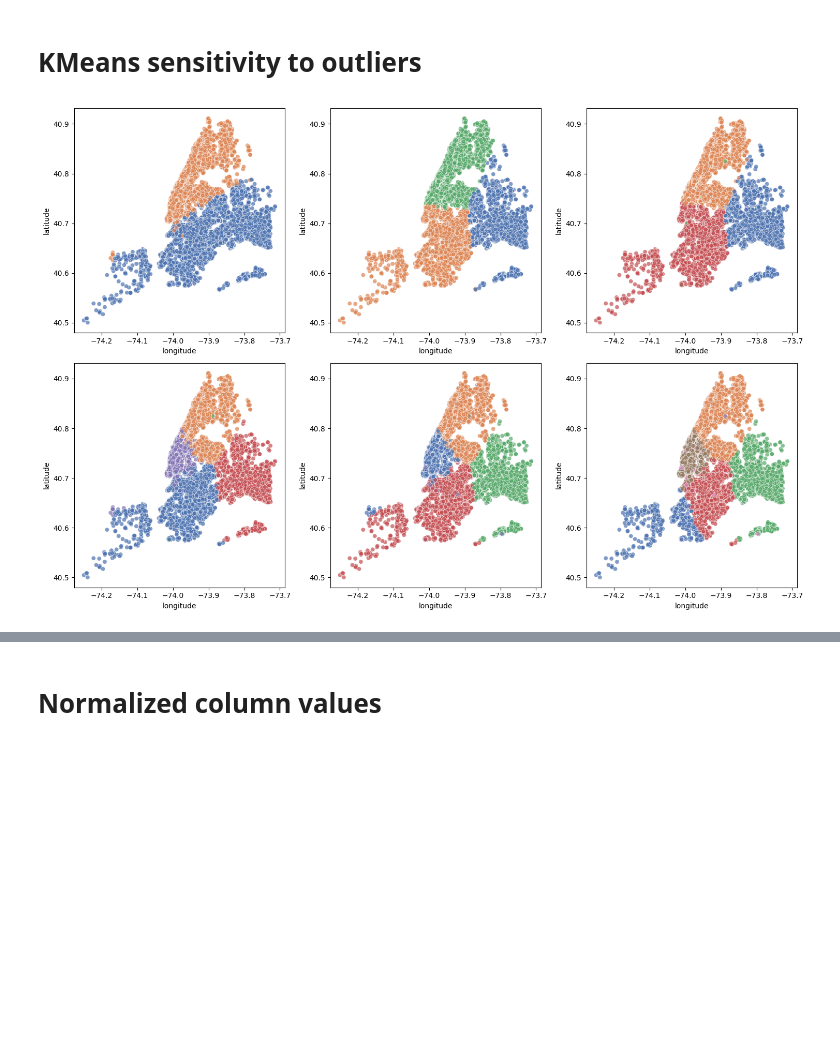
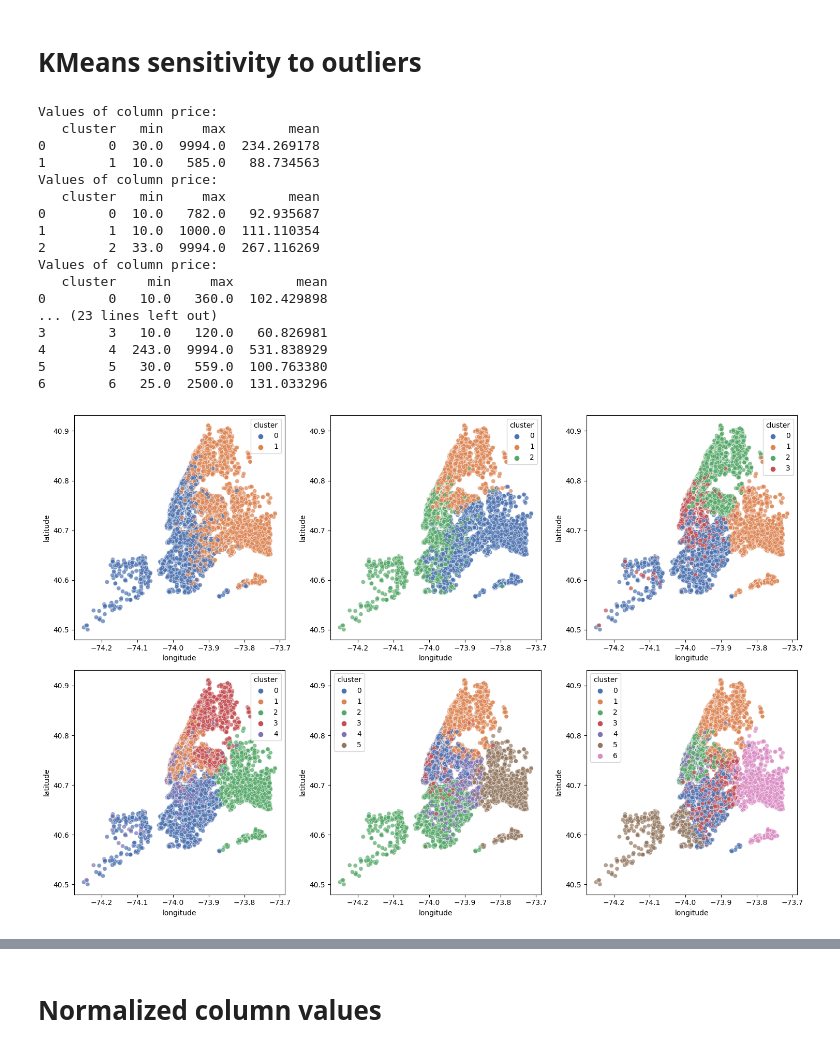
Before and after one commit to Pacholki/ML-2projekcik, a Jupyter notebook: km2/km2.ipynb, the cells around one changed output, grey strips where cells are left out. Saved outputs shown, nothing was run; the diff lists cells and outputs as text; code cells hidden in the pictures; blank space fills up the shorter version.

```diff
--- a/km2/km2.ipynb
+++ b/km2/km2.ipynb
@@ -15,11 +15,28 @@ clusterator = clustering.Clusterator(file_name=file_name)
 # %%
 fig, axs = plt.subplots(2, 3, figsize=(15,10))
 for i, ax in enumerate(axs.flatten()):
     model = KMeans(i+2)
     clusterator.clusterize(columns=["latitude", "longitude", "price"], model=model)
-    clusterator.plot(ax=ax)
+    clusterator.plot(ax=ax, show_values="price")
 plt.tight_layout()
 plt.show()
 # %% [output]
+Values of column price:
+   cluster   min     max        mean
+0        0  30.0  9994.0  234.269178
+1        1  10.0   585.0   88.734563
+Values of column price:
+   cluster   min     max        mean
+0        0  10.0   782.0   92.935687
+1        1  10.0  1000.0  111.110354
+2        2  33.0  9994.0  267.116269
+Values of column price:
+   cluster    min     max        mean
+0        0   10.0   360.0  102.429898
+... (23 lines left out)
+3        3   10.0   120.0   60.826981
+4        4  243.0  9994.0  531.838929
+5        5   30.0   559.0  100.763380
+6        6   25.0  2500.0  131.033296
-[figure, old version]
+[figure, new version]
 # %%
```
Also changed, not shown: parts of 12 cells of this notebook, 2 other files.
